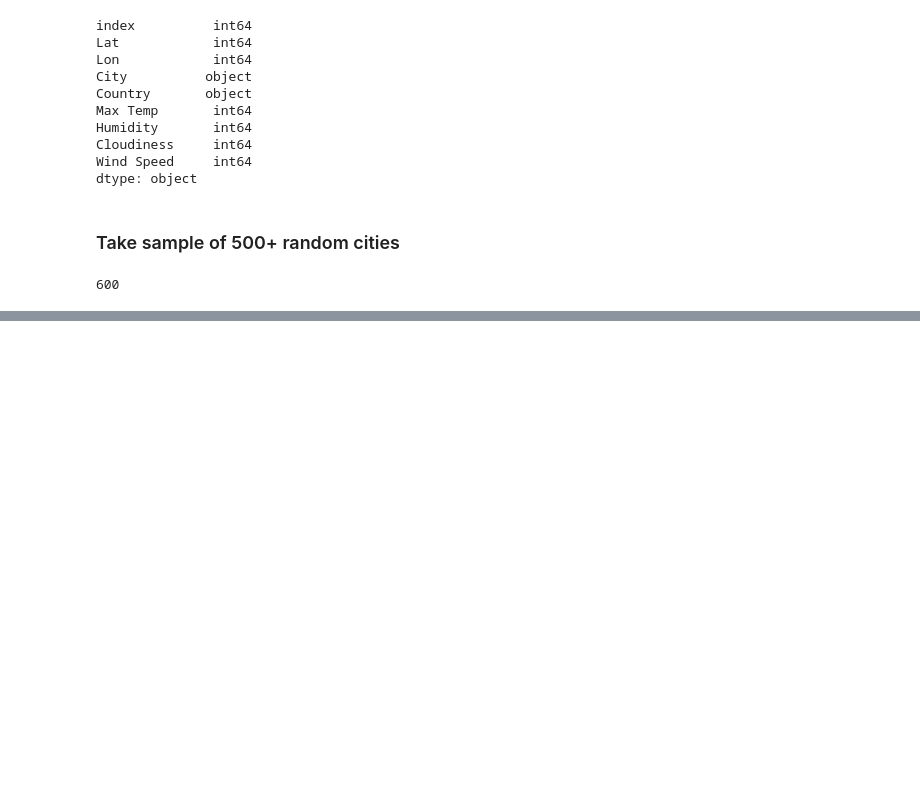
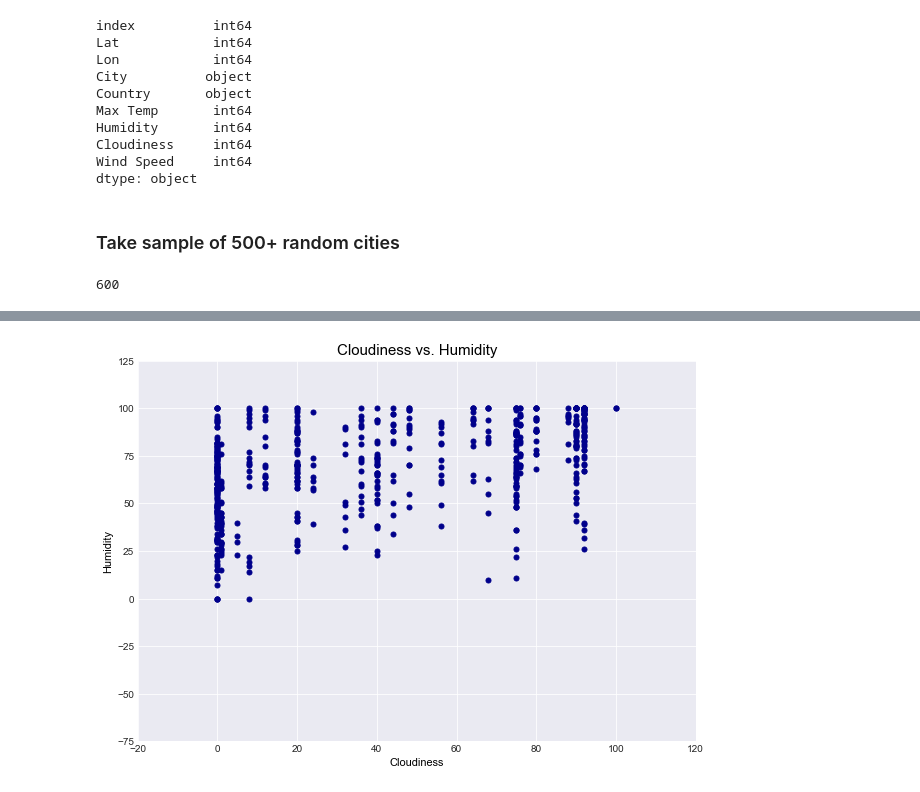
Before and after one commit to Niyatihd/API-challenge, a Jupyter notebook: API_challenge_weather_data.ipynb, the cells around one changed output, grey strips where cells are left out. Cells and saved outputs as stored; diff of their text form; code cells hidden in the pictures; blank space fills up the shorter version.

```diff
--- a/API_challenge_weather_data.ipynb
+++ b/API_challenge_weather_data.ipynb
@@ -410,0 +419,27 @@ plt.show()
+# %%
+# Use seaborn to make the WIND SPEED scatter plot
+ax = sns.regplot(x='Cloudiness',
+           y='Humidity',
+           data=sample_df,
+           fit_reg=False,
+           scatter_kws={"color":"darkblue","alpha":1,"s":25})
+
+#Make the grid, set x-limit and y-limit
+plt.grid()
+plt.xlim(-20,120)
+plt.ylim(-75,125)
+
+#Make x-axis, y-axis & title labels
+ax.axes.set_title('Cloudiness vs. Humidity', fontsize=15,color="black",alpha=1)
+ax.set_xlabel("Cloudiness",size = 11,color="black",alpha=1)
+ax.set_ylabel("Humidity",size = 11,color="black",alpha=1)
+
+ax.figure.set_size_inches(10,7)
+
+sns.set_style("dark")
+
+plt.savefig("/Users/niyatidesai/Google Drive/UC Berkeley Ext._Data Analytics/Week_6_API/Homework/API-challenge/Resources/Cloudiness_vs._Humidity.png")
+
+plt.show()
+# %% [output]
+[figure, added]
```
Also changed, not shown: parts of 4 cells of this notebook, 9 other files.
